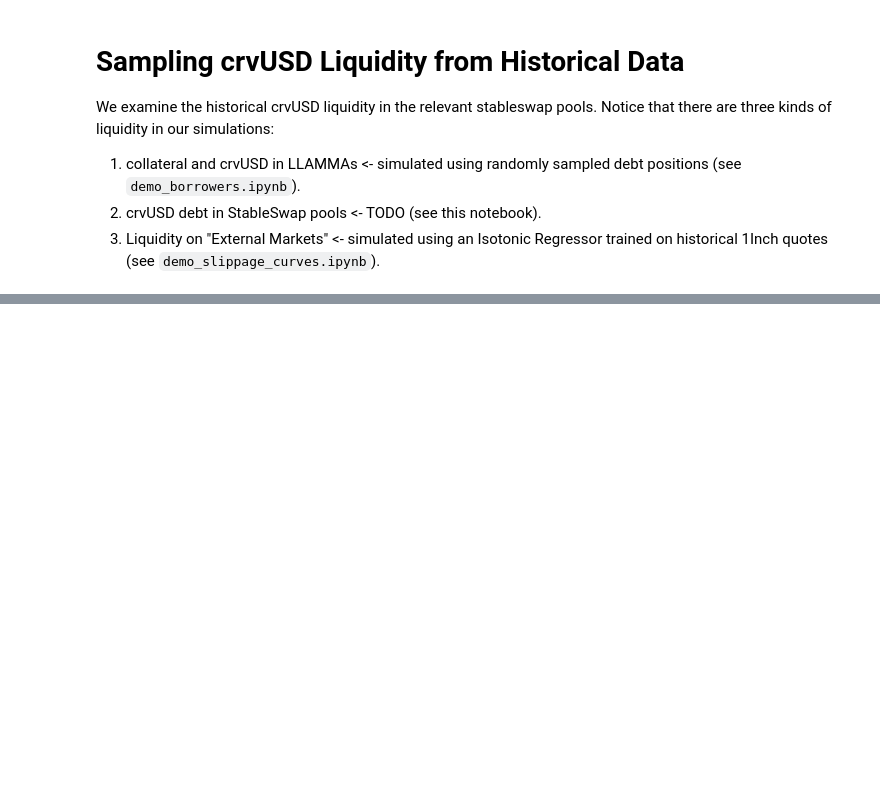
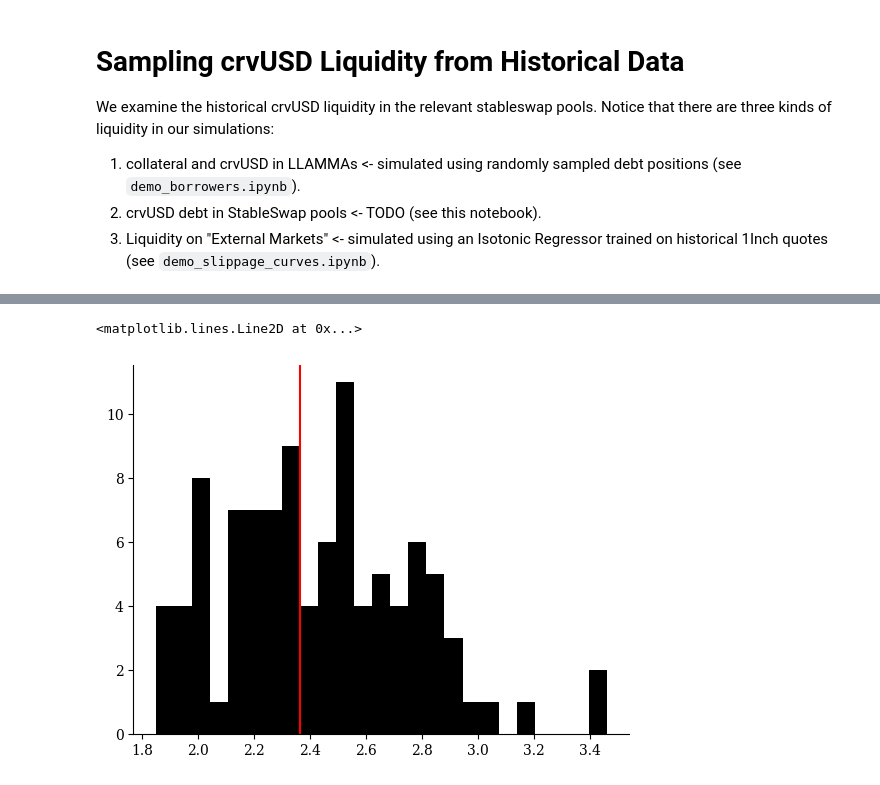
Before and after one commit to xenophonlabs/crvUSDrisk, a Jupyter notebook: notebooks/demo_liquidity_provider.ipynb, the cells around one changed output, grey strips where cells are left out. Saved outputs shown, nothing was run; the diff lists cells and outputs as text; code cells hidden in the pictures; blank space fills up the shorter version.

Commit message:
Add LP config creation

```diff
--- a/notebooks/demo_liquidity_provider.ipynb
+++ b/notebooks/demo_liquidity_provider.ipynb
@@ -256,0 +182,4 @@ dtype: float64
+# %%
+target_ratio = ratio.mean()
+total_debt = debts["debt"].iloc[-1]  # the sampled debt (from the resampling)
+total_debt, target_ratio
@@ -256,0 +188,3 @@ dtype: float64
+# %%
+scale_factor = total_debt / (target_ratio * liquidity["liquidity"].mean())
+scale_factor  # scale factor required to center liquidity given sampled debt
@@ -256,0 +198,22 @@ dtype: float64
+# %%
+num_samples = 100
+sampled_liquidity = []
+config = {}
+for address, df in dfs.items():
+    data = df[["peg", "crvUSD"]].values
+    # Estimate parameters
+    mean_vector = np.mean(data, axis=0) * scale_factor  # scale mean vector
+    covariance_matrix = np.cov(data, rowvar=False)
+    # Sample from the joint distribution
+    samples = np.random.multivariate_normal(mean_vector, covariance_matrix, num_samples)
+    sampled_liquidity.append(samples.T[1])
+
+    config[address] = {
+        "mean_vector": np.mean(data, axis=0).tolist(),
+        "covariance_matrix": covariance_matrix.tolist(),
+    }
+
+config["target_ratio"] = target_ratio
+
+sampled_liquidity = np.array(sampled_liquidity)
+sampled_liquidity.shape
@@ -256,0 +222,6 @@ dtype: float64
+# %%
+aliases = [STABLESWAP_ALIASES[address] for address in dfs.keys()]
+sampled_liquidity_df = pd.DataFrame(sampled_liquidity.T, columns=aliases)
+sampled_liquidity_df["liquidity"] = sampled_liquidity_df.sum(axis=1)
+sampled_liquidity_df["ratio"] = total_debt / sampled_liquidity_df["liquidity"]
+sampled_liquidity_df.head()
@@ -256,0 +235,10 @@ dtype: float64
+# %%
+f, ax = plt.subplots()
+
+sampled_liquidity_df["ratio"].hist(
+    grid=False, bins=num_samples // 4, ax=ax, color="black"
+)
+ax.axvline(target_ratio, color="red", label="target ratio", c="red")
+# %% [output]
+<matplotlib.lines.Line2D at 0x...>
+[figure, added]
```
Also changed, not shown: parts of 25 cells of this notebook, 7 other files.
